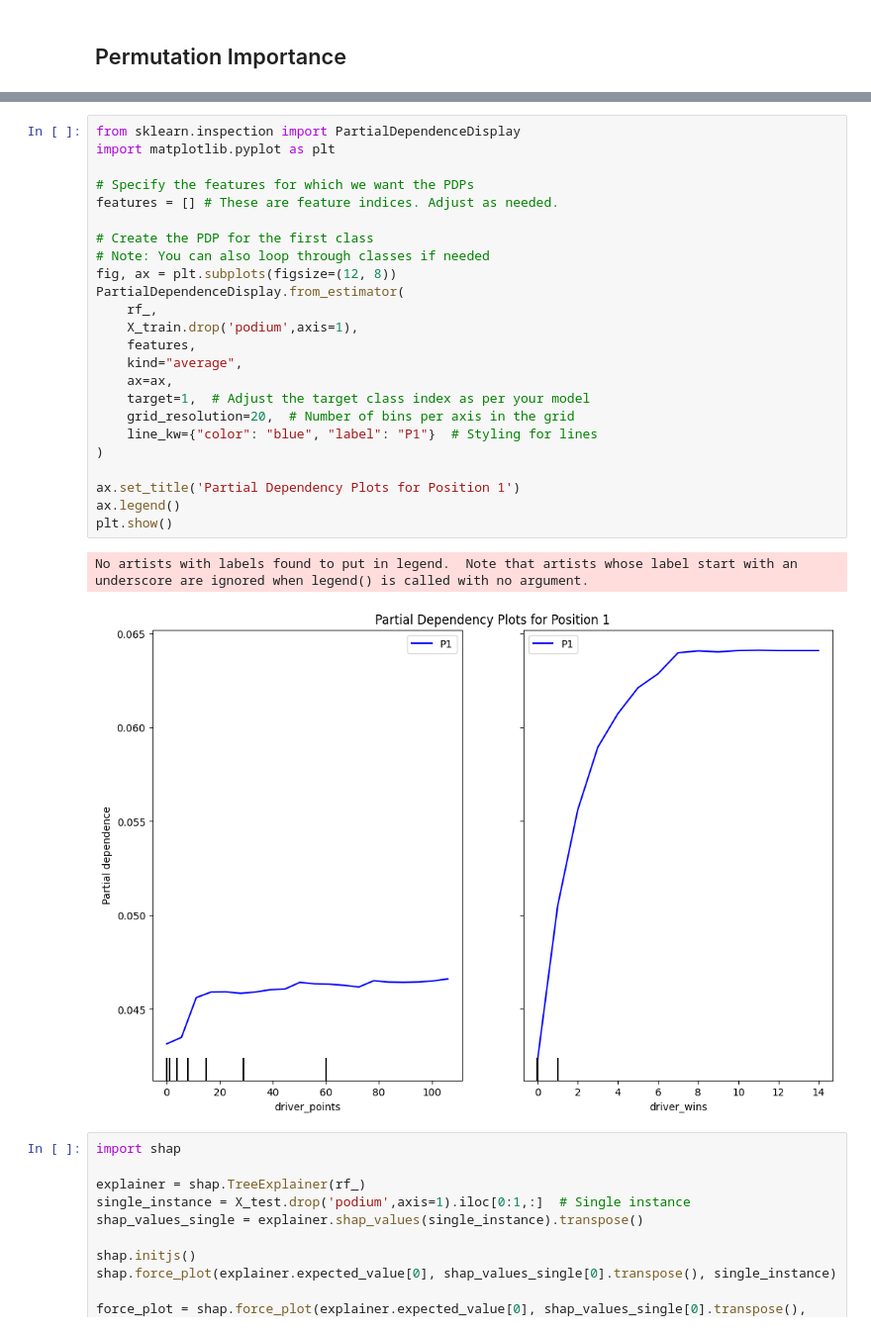
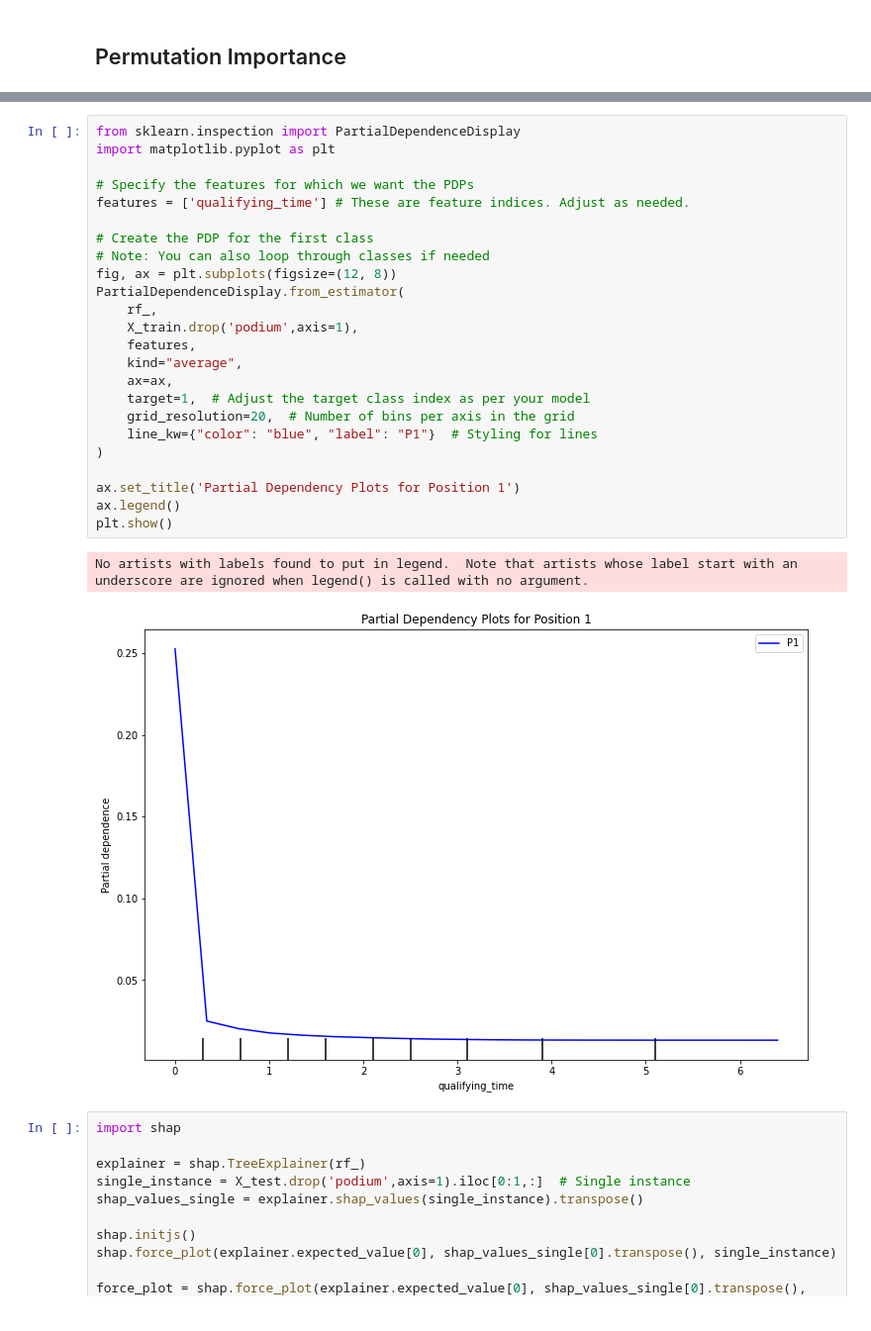
Before and after one commit to esanchezmex/F1, a Jupyter notebook: Models_Predictions.ipynb, the cells around one changed output, grey strips where cells are left out. Shown: that part at 99% size. Drawn from its saved outputs; the diff is of its cells as text.

Commit message:
perm imp graph

```diff
--- a/Models_Predictions.ipynb
+++ b/Models_Predictions.ipynb
@@ -266,30 +299,30 @@ eli5.show_weights(perm, feature_names = X_test.drop('podium',axis=1).columns.tol
 # %%
 from sklearn.inspection import PartialDependenceDisplay
 import matplotlib.pyplot as plt
 
 # Specify the features for which we want the PDPs
-features = [] # These are feature indices. Adjust as needed.
+features = ['qualifying_time'] # These are feature indices. Adjust as needed.
 
 # Create the PDP for the first class
 # Note: You can also loop through classes if needed
 fig, ax = plt.subplots(figsize=(12, 8))
 PartialDependenceDisplay.from_estimator(
     rf_,
     X_train.drop('podium',axis=1),
     features,
     kind="average",
     ax=ax,
     target=1,  # Adjust the target class index as per your model
     grid_resolution=20,  # Number of bins per axis in the grid
     line_kw={"color": "blue", "label": "P1"}  # Styling for lines
 )
 
 ax.set_title('Partial Dependency Plots for Position 1')
 ax.legend()
 plt.show()
 # %% [output]
 No artists with labels found to put in legend.  Note that artists whose label start with an underscore are ignored when legend() is called with no argument.
-[figure, old version]
+[figure, new version]
 # %%
 import shap
 
```
Also changed, not shown: parts of 7 cells of this notebook, 1 other file.
